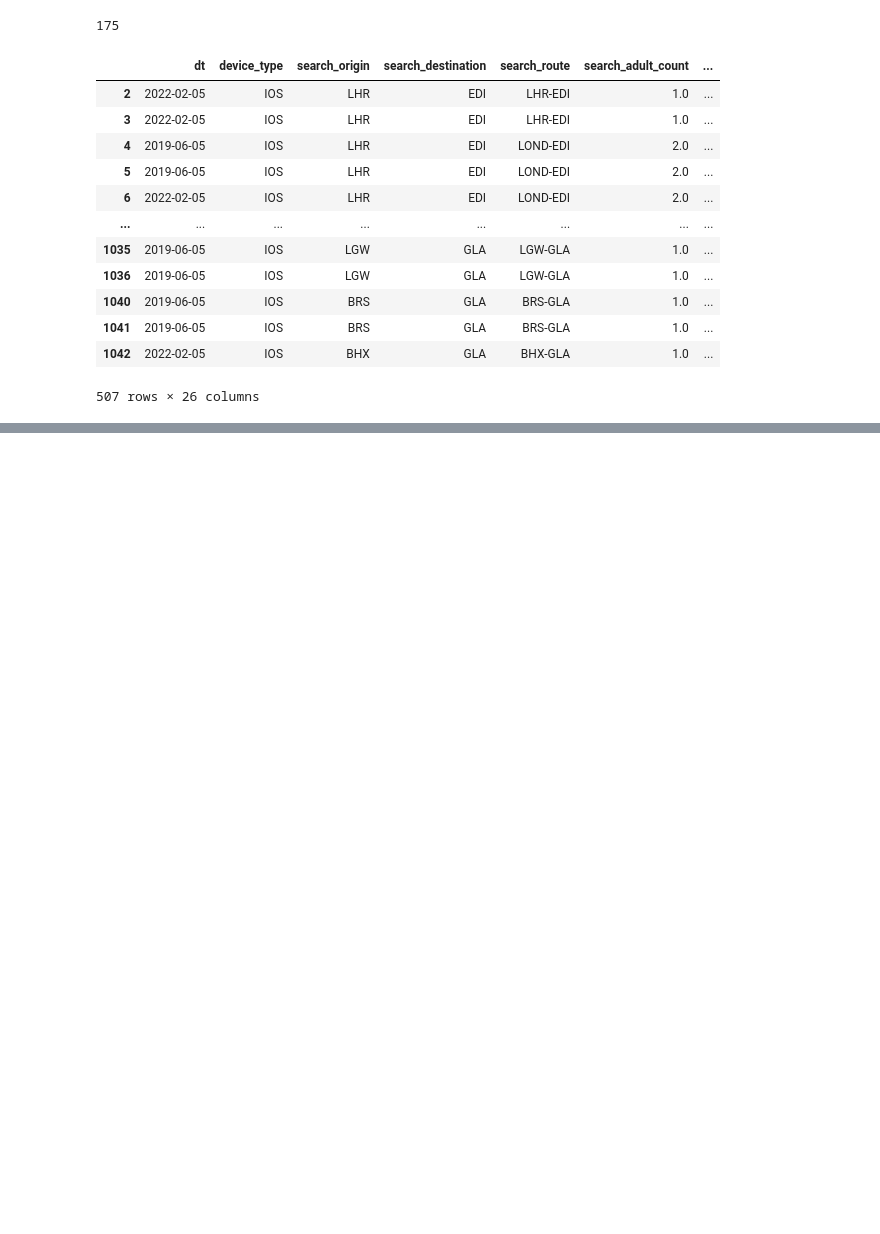
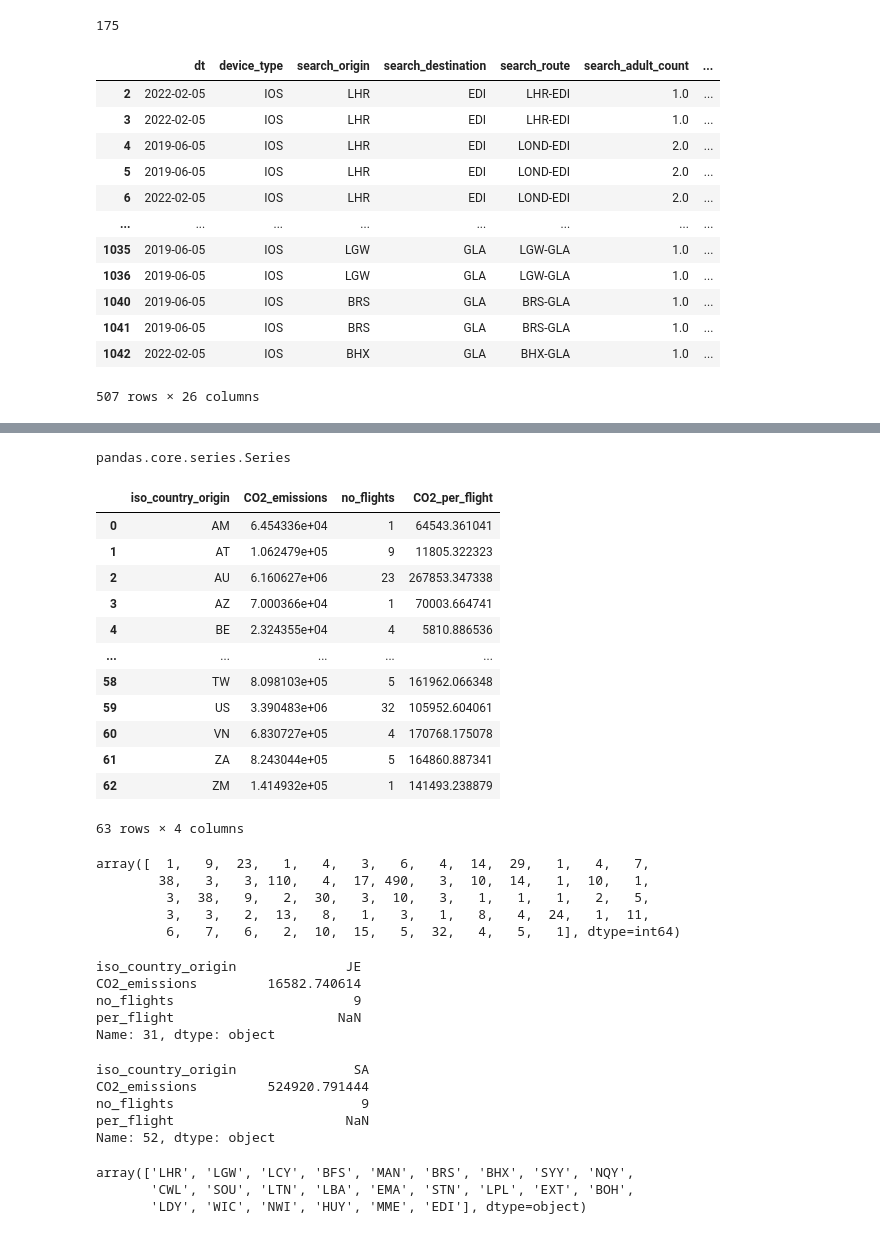
Before and after one commit to bluetail14/Visit_Scotland_Project_2022, a Jupyter notebook: VisitScotland_data_prep.ipynb, the cells around one changed output, grey strips where cells are left out. Saved outputs shown, nothing was run; the diff lists cells and outputs as text; code cells hidden in the pictures; blank space fills up the shorter version.

```diff
--- a/VisitScotland_data_prep.ipynb
+++ b/VisitScotland_data_prep.ipynb
@@ -485,0 +842,3 @@ select_top10_no_dupl
+# %%
+df_merged_no_dupl = pd.concat([df_dom, df_short_haul, df_long_haul]).sort_index()
+df_merged_no_dupl
@@ -485,0 +894,5 @@ select_top10_no_dupl
+# %%
+df_merged_no_dupl.drop(columns = {'device_type', 'unit','iso_country_dest','iata_code_origin','iso_country_dest', 'amount', 'distance_miles'}, inplace=True)
+# %%
+s_merged_merged_no_dupl = df_merged_no_dupl.groupby(['iso_country_origin'])['CO2_emissions'].sum()
+s_merged_merged_no_dupl
@@ -485,0 +913,3 @@ select_top10_no_dupl
+# %%
+s_merged_by_flight = df_merged_no_dupl.groupby(['iso_country_origin'])['iso_country_origin'].count()
+s_merged_by_flight
@@ -485,0 +930,47 @@ select_top10_no_dupl
+# %%
+type(s_merged_by_flight)
+# %% [output]
+pandas.core.series.Series
+# %%
+df_merged_no_dupl_ = s_merged_merged_no_dupl.to_frame().reset_index()
+df_merged_no_dupl_['no_flights'] = s_merged_by_flight.values
+df_merged_no_dupl_['CO2_per_flight'] = df_merged_no_dupl_['CO2_emissions']/df_merged_no_dupl_['no_flights']
+df_merged_no_dupl_
+# %% [output]
+|  | iso_country_origin | CO2_emissions | no_flights | CO2_per_flight |
+| 0 | AM | 6.454336e+04 | 1 | 64543.361041 |
+| 1 | AT | 1.062479e+05 | 9 | 11805.322323 |
+| 2 | AU | 6.160627e+06 | 23 | 267853.347338 |
+| 3 | AZ | 7.000366e+04 | 1 | 70003.664741 |
+| 4 | BE | 2.324355e+04 | 4 | 5810.886536 |
+| ... | ... | ... | ... | ... |
+| 58 | TW | 8.098103e+05 | 5 | 161962.066348 |
+| 59 | US | 3.390483e+06 | 32 | 105952.604061 |
+| 60 | VN | 6.830727e+05 | 4 | 170768.175078 |
+| 61 | ZA | 8.243044e+05 | 5 | 164860.887341 |
+| 62 | ZM | 1.414932e+05 | 1 | 141493.238879 |
+63 rows × 4 columns
+# %%
+s_merged_by_flight.values
+# %% [output]
+array([  1,   9,  23,   1,   4,   3,   6,   4,  14,  29,   1,   4,   7,
+        38,   3,   3, 110,   4,  17, 490,   3,  10,  14,   1,  10,   1,
+         3,  38,   9,   2,  30,   3,  10,   3,   1,   1,   1,   2,   5,
+         3,   3,   2,  13,   8,   1,   3,   1,   8,   4,  24,   1,  11,
+         6,   7,   6,   2,  10,  15,   5,  32,   4,   5,   1], dtype=int64)
+# %%
+newdf.iloc[31]
+# %% [output]
+iso_country_origin              JE
+CO2_emissions         16582.740614
+no_flights                       9
+per_flight                     NaN
+Name: 31, dtype: object
+# %%
+newdf.iloc[52]
+# %% [output]
+iso_country_origin               SA
+CO2_emissions         524920.791444
+no_flights                        9
+per_flight                      NaN
+Name: 52, dtype: object
@@ -485,0 +979,12 @@ select_top10_no_dupl
+# %%
+# Only domestic within the UK
+dom_uk = skyscan_dist_no_duplicates.loc[skyscan_dist_no_duplicates.iso_country_origin=='GB']
+dom_uk.search_destination.unique()# flying to Edinburgh (EDI), Inverness(INV), Aberdeen(ABZ), Glasgow(GLA)
+
+dom_uk.search_origin.unique() # flying from London (LHR, LGW, LCY,STN), Belfast, Manchester,Birmingham, Stornoway,Newquay,
+#Cardiff,Southampton,Luton, Leeds-Bradford, East Midlands,Liverpool,Exeter,Bournemouth,
+#Derry,Wick, Norwich,Humberside,Teesside, Edinburgh.
+# %% [output]
+array(['LHR', 'LGW', 'LCY', 'BFS', 'MAN', 'BRS', 'BHX', 'SYY', 'NQY',
+       'CWL', 'SOU', 'LTN', 'LBA', 'EMA', 'STN', 'LPL', 'EXT', 'BOH',
+       'LDY', 'WIC', 'NWI', 'HUY', 'MME', 'EDI'], dtype=object)
```
Also changed, not shown: parts of 36 cells of this notebook.
